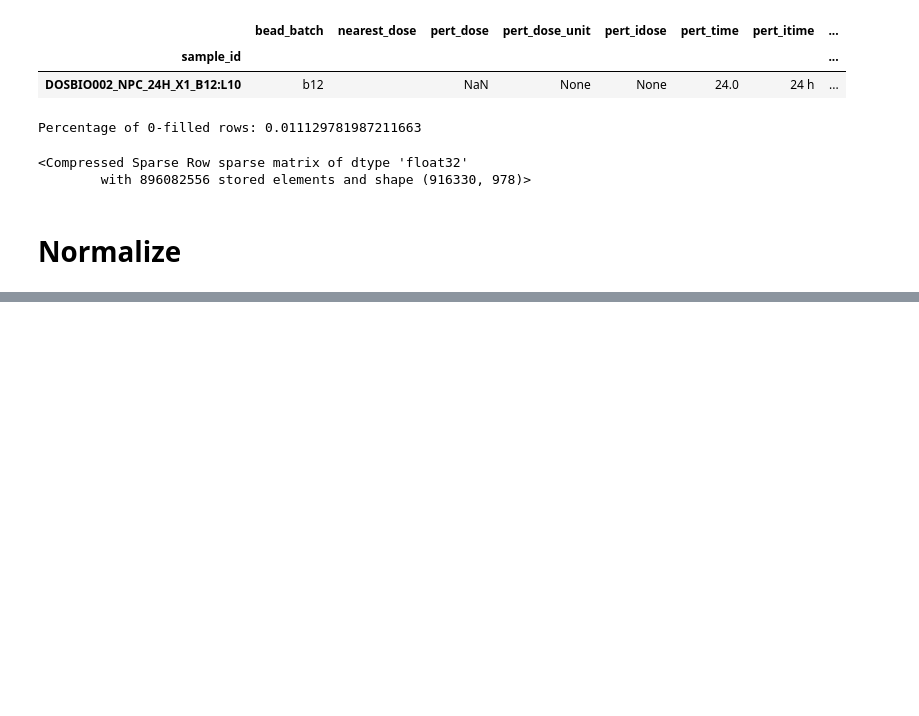
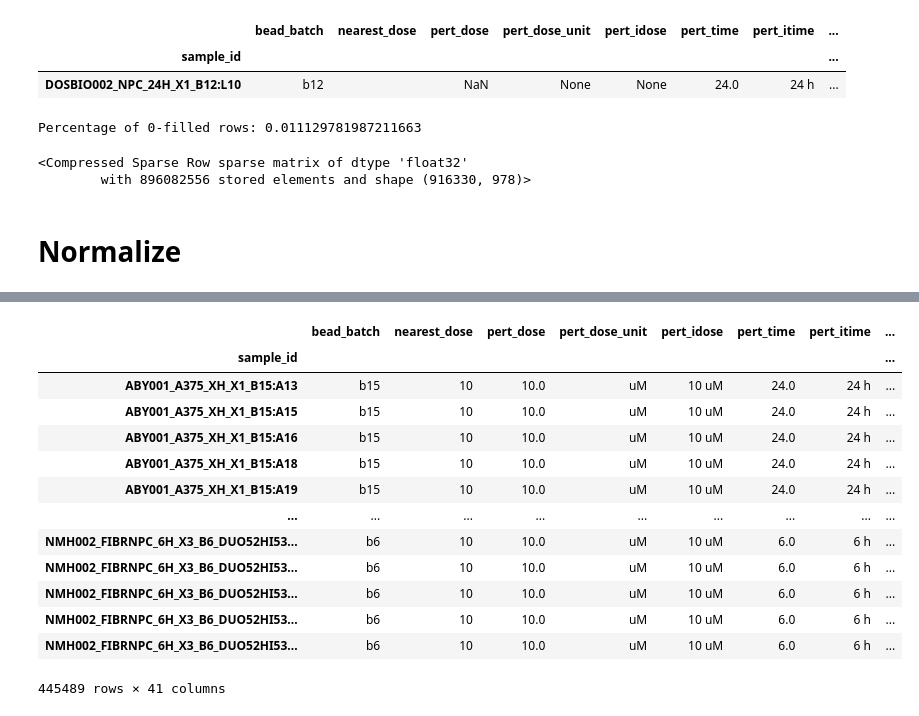
Before and after one commit to animichellegalstyan/prnet_eval, a Jupyter notebook: preprocessing_notebook.ipynb, the cells around one changed output, grey strips where cells are left out. Cells and saved outputs as stored; diff of their text form; code cells hidden in the pictures; blank space fills up the shorter version.

Commit message:
preprocessing_notebook: data splitting and 5-fold added.

```diff
--- a/preprocessing_notebook.ipynb
+++ b/preprocessing_notebook.ipynb
@@ -343,0 +363,23 @@ sc.pp.log1p(lincs_adata)
+# %%
+# Split into train / test / val
+train_ratio = 0.6
+validation_ratio = 0.2
+test_ratio = 0.2
+
+gss1 = GroupShuffleSplit(n_splits=1, train_size=train_ratio+validation_ratio, random_state=42)
+gss2 = GroupShuffleSplit(n_splits=1, train_size=train_ratio/(train_ratio+validation_ratio), random_state=42)
+
+train_and_val_set, test_set = next(gss1.split(lincs_adata_cp, groups=lincs_adata_cp.obs['canonical_smiles']))
+
+adata_train_val = lincs_adata_cp[train_and_val_set].copy()
+adata_test = lincs_adata_cp[test_set].copy()
+
+train_set, val_set = next(gss2.split(adata_train_val, groups=adata_train_val.obs['canonical_smiles']))
+
+
+adata_train = lincs_adata_cp[train_set].copy()
+adata_val = lincs_adata_cp[val_set].copy()
+
+print(train_set.size)
+print(val_set.size)
+print(test_set.size)
@@ -343,0 +440,17 @@ sc.pp.log1p(lincs_adata)
+# %%
+adata_train.obs
+# %% [output]
+|  | bead_batch | nearest_dose | pert_dose | pert_dose_unit | pert_idose | pert_time | pert_itime | ... |
+| sample_id |  |  |  |  |  |  |  | ... |
+| ABY001_A375_XH_X1_B15:A13 | b15 | 10 | 10.0 | uM | 10 uM | 24.0 | 24 h | ... |
+| ABY001_A375_XH_X1_B15:A15 | b15 | 10 | 10.0 | uM | 10 uM | 24.0 | 24 h | ... |
+| ABY001_A375_XH_X1_B15:A16 | b15 | 10 | 10.0 | uM | 10 uM | 24.0 | 24 h | ... |
+| ABY001_A375_XH_X1_B15:A18 | b15 | 10 | 10.0 | uM | 10 uM | 24.0 | 24 h | ... |
+| ABY001_A375_XH_X1_B15:A19 | b15 | 10 | 10.0 | uM | 10 uM | 24.0 | 24 h | ... |
+| ... | ... | ... | ... | ... | ... | ... | ... | ... |
+| NMH002_FIBRNPC_6H_X3_B6_DUO52HI53... | b6 | 10 | 10.0 | uM | 10 uM | 6.0 | 6 h | ... |
+| NMH002_FIBRNPC_6H_X3_B6_DUO52HI53... | b6 | 10 | 10.0 | uM | 10 uM | 6.0 | 6 h | ... |
+| NMH002_FIBRNPC_6H_X3_B6_DUO52HI53... | b6 | 10 | 10.0 | uM | 10 uM | 6.0 | 6 h | ... |
+| NMH002_FIBRNPC_6H_X3_B6_DUO52HI53... | b6 | 10 | 10.0 | uM | 10 uM | 6.0 | 6 h | ... |
+| NMH002_FIBRNPC_6H_X3_B6_DUO52HI53... | b6 | 10 | 10.0 | uM | 10 uM | 6.0 | 6 h | ... |
+445489 rows × 41 columns
```
Also changed, not shown: parts of 14 cells of this notebook, 1 other file.
